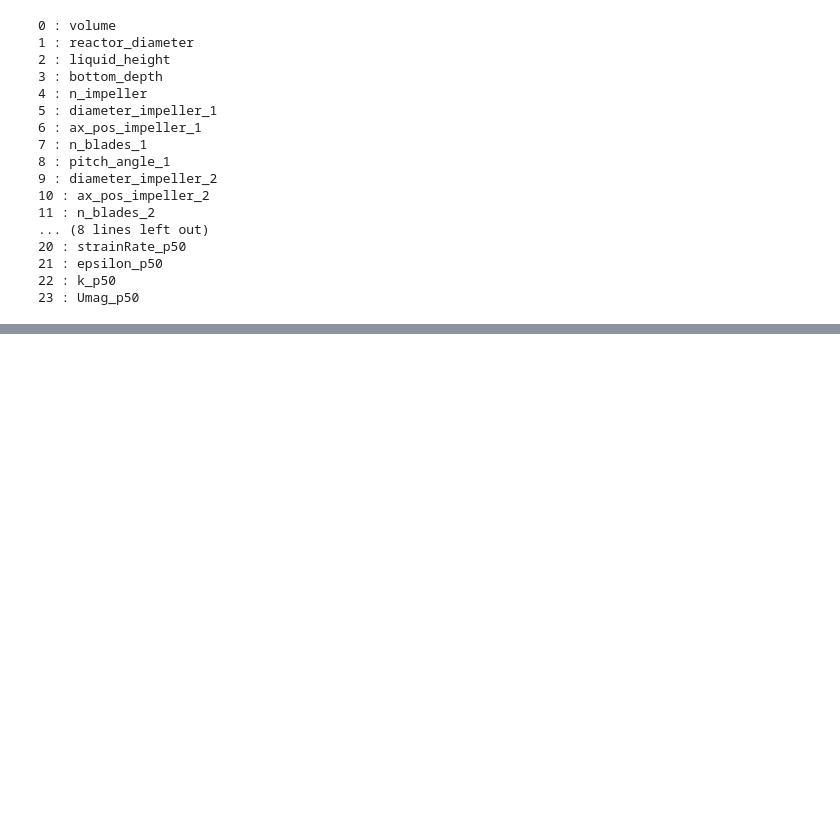
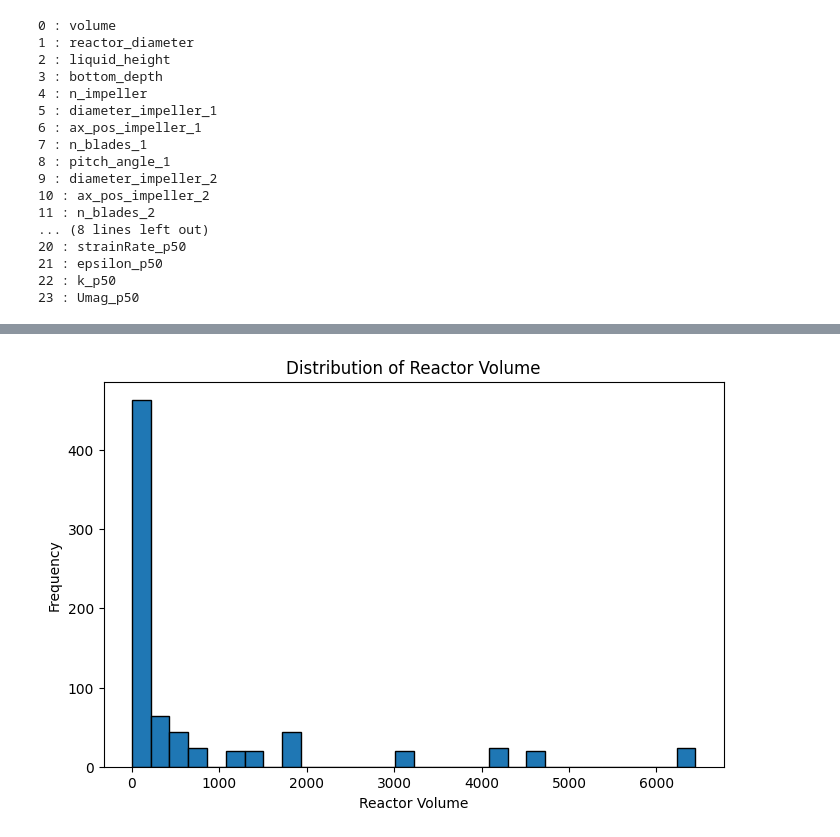
Before and after one commit to Hkm1994/Stirred_reactor_surrogat_model, a Jupyter notebook: reactor_design.ipynb, the cells around one changed output, grey strips where cells are left out. Drawn from its saved outputs; the diff is of its cells as text; code cells hidden in the pictures; blank space fills up the shorter version.

Commit message:
Continue EDA: analyze reactor volume

```diff
--- a/reactor_design.ipynb
+++ b/reactor_design.ipynb
@@ -127,0 +287,2 @@ for i , col in enumerate(df.columns):
+# %%
+df=df.drop_duplicates()
@@ -127,0 +317,14 @@ for i , col in enumerate(df.columns):
+# %%
+import matplotlib.pyplot as plt
+
+plt.figure(figsize=(8,5))
+
+plt.hist(df['volume'], bins=30, edgecolor="black")
+
+plt.xlabel("Reactor Volume")
+plt.ylabel("Frequency")
+plt.title("Distribution of Reactor Volume")
+
+plt.show()
+# %% [output]
+[figure, added]
```
Also changed, not shown: parts of 23 cells of this notebook.
